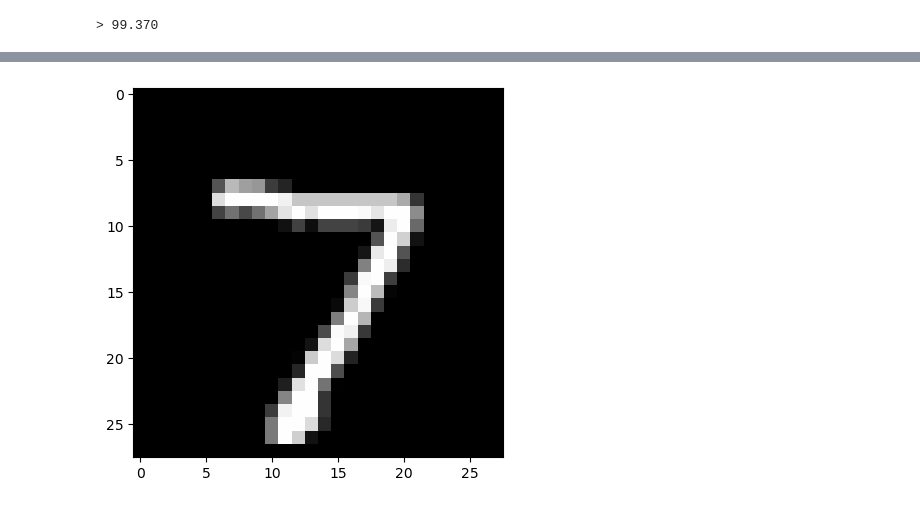
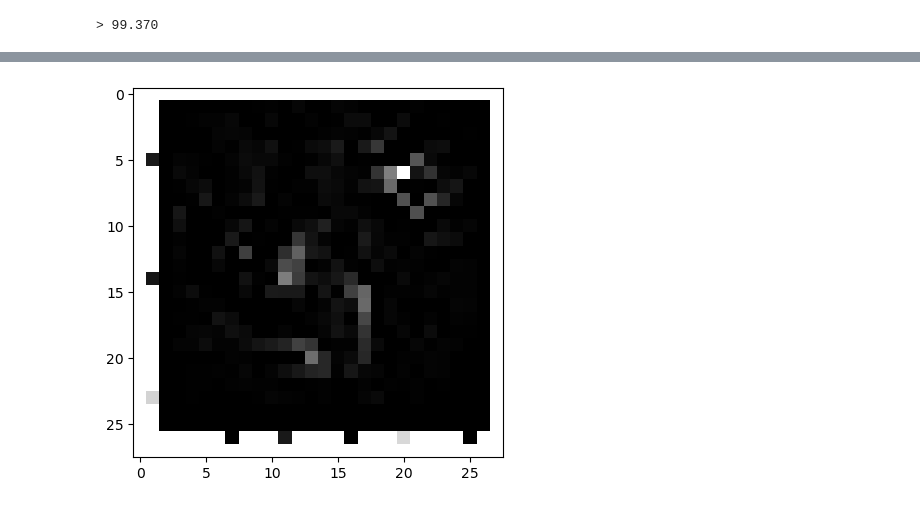
Before and after one commit to mehmet-ercan/DeepLearning, a Jupyter notebook: HW2/Homework2_244201001033_AKCAN_ERCAN.ipynb, the cells around one changed output, grey strips where cells are left out. Saved outputs shown, nothing was run; the diff lists cells and outputs as text; code cells hidden in the pictures.

```diff
--- a/HW2/Homework2_244201001033_AKCAN_ERCAN.ipynb
+++ b/HW2/Homework2_244201001033_AKCAN_ERCAN.ipynb
@@ -171,8 +171,8 @@ def load_image(filename):
     return img
 
 
-def run_example():
-    img = load_image('test_images/7.png')
+def run_example(imgPath):
+    img = load_image(imgPath)
     # img = np.random.rand(1, 28, 28, 1) - 0.5
     plt.imshow(img.reshape(28, 28), cmap='gray')
     model = load_model('builded_models/final_model.keras')
@@ -181,5 +181,5 @@ def run_example():
     print(digit)
 
 
-run_example()
+run_example('test_images/generated.png')
 # %% [output]
@@ -188,4 +188,4 @@ run_example()
-[figure, old version]
+[figure, new version]
 # %%
 def best_input_img():
     target_output = 7  # Define the target output
```
Also changed, not shown: parts of 3 cells of this notebook, 1 other file.
